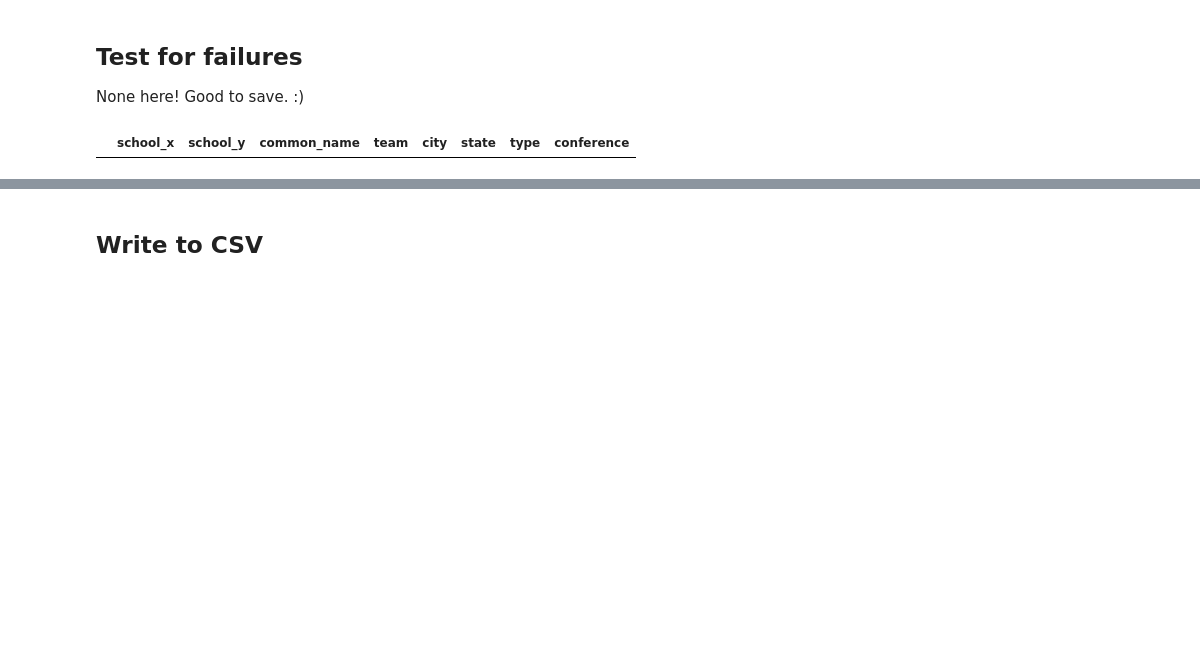
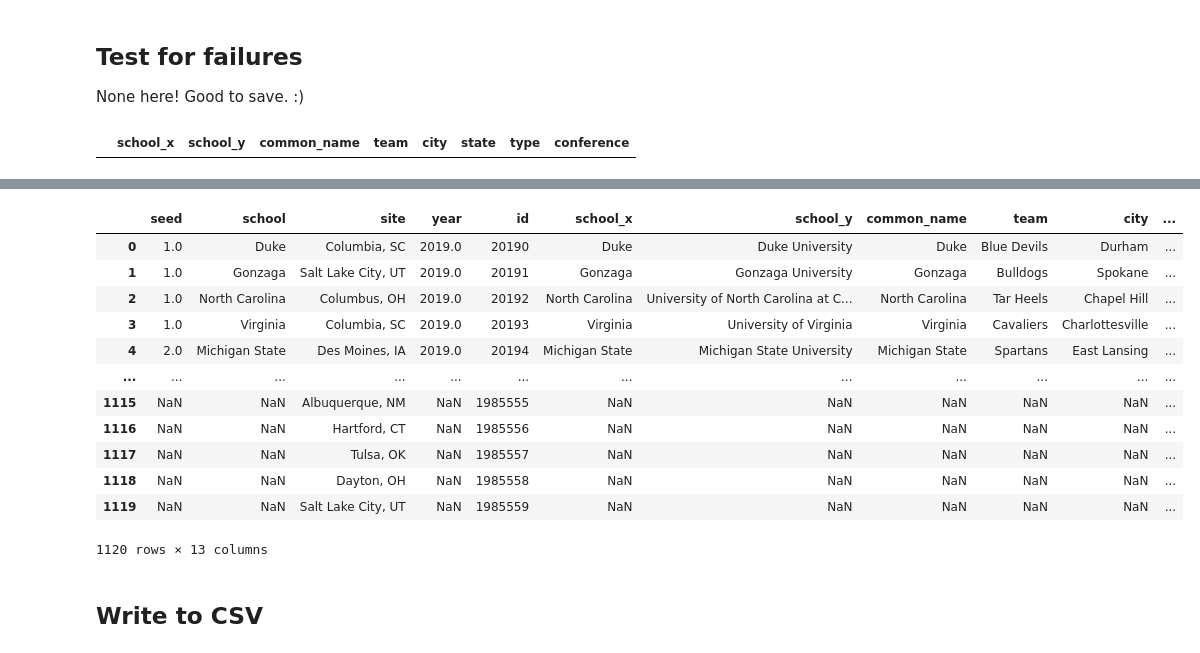
Before and after one commit to laurenoldham1202/final-project, a Jupyter notebook: notebooks/school-metadata-merge.ipynb, the cells around one changed output, grey strips where cells are left out. Drawn from its saved outputs; the diff is of its cells as text; code cells hidden in the pictures; blank space fills up the shorter version.

Commit message:
Merge metadata back into original tourney dataset, style notebook, add new ntebook for geocoding

```diff
--- a/notebooks/school-metadata-merge.ipynb
+++ b/notebooks/school-metadata-merge.ipynb
@@ -205,0 +210,10 @@ mergeFails
+# %%
+# replace ALL mismatched data
+tourneyData = tourneyData.replace(to_replace='UNC', value='North Carolina')
+tourneyData = tourneyData.replace(to_replace='Pitt', value='Pittsburgh')
+tourneyData = tourneyData.replace(to_replace="St. Joseph's", value="Saint Joseph's")
+tourneyData = tourneyData.replace(to_replace="St. John's (NY)", value="St. John's")
+tourneyData = tourneyData.replace(to_replace='Loyola (IL)', value='Loyola–Chicago')
+
+# check
+tourneyData
@@ -206,3 +238,23 @@ mergeFails
+# %%
+# merge all datasets
+mergedTourney = pd.merge(tourneyData, mergedSchools, how='left', left_on="school", right_on="common_name")
+
+# check
+mergedTourney
+# %% [output]
+|  | seed | school | site | year | id | school_x | school_y | common_name | team | city | ... |
+| 0 | 1.0 | Duke | Columbia, SC | 2019.0 | 20190 | Duke | Duke University | Duke | Blue Devils | Durham | ... |
+| 1 | 1.0 | Gonzaga | Salt Lake City, UT | 2019.0 | 20191 | Gonzaga | Gonzaga University | Gonzaga | Bulldogs | Spokane | ... |
+| 2 | 1.0 | North Carolina | Columbus, OH | 2019.0 | 20192 | North Carolina | University of North Carolina at C... | North Carolina | Tar Heels | Chapel Hill | ... |
+| 3 | 1.0 | Virginia | Columbia, SC | 2019.0 | 20193 | Virginia | University of Virginia | Virginia | Cavaliers | Charlottesville | ... |
+| 4 | 2.0 | Michigan State | Des Moines, IA | 2019.0 | 20194 | Michigan State | Michigan State University | Michigan State | Spartans | East Lansing | ... |
+| ... | ... | ... | ... | ... | ... | ... | ... | ... | ... | ... | ... |
+| 1115 | NaN | NaN | Albuquerque, NM | NaN | 1985555 | NaN | NaN | NaN | NaN | NaN | ... |
+| 1116 | NaN | NaN | Hartford, CT | NaN | 1985556 | NaN | NaN | NaN | NaN | NaN | ... |
+| 1117 | NaN | NaN | Tulsa, OK | NaN | 1985557 | NaN | NaN | NaN | NaN | NaN | ... |
+| 1118 | NaN | NaN | Dayton, OH | NaN | 1985558 | NaN | NaN | NaN | NaN | NaN | ... |
+| 1119 | NaN | NaN | Salt Lake City, UT | NaN | 1985559 | NaN | NaN | NaN | NaN | NaN | ... |
+1120 rows × 13 columns
 # %% [markdown]
 ## Write to CSV
 # %%
```
Also changed, not shown: parts of 4 cells of this notebook, 3 other files.
